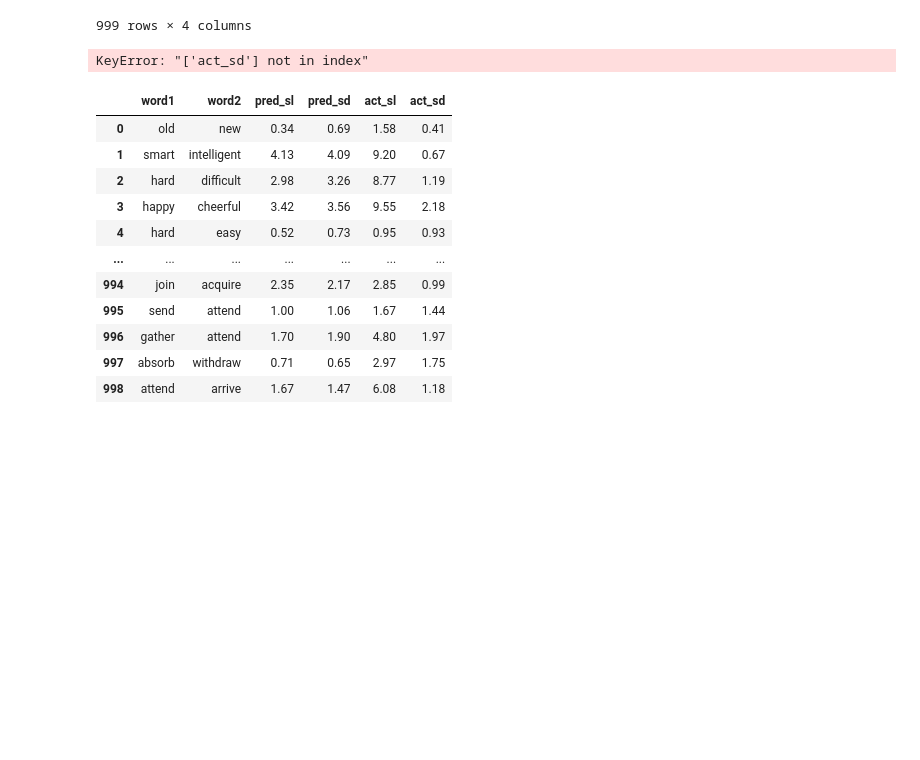
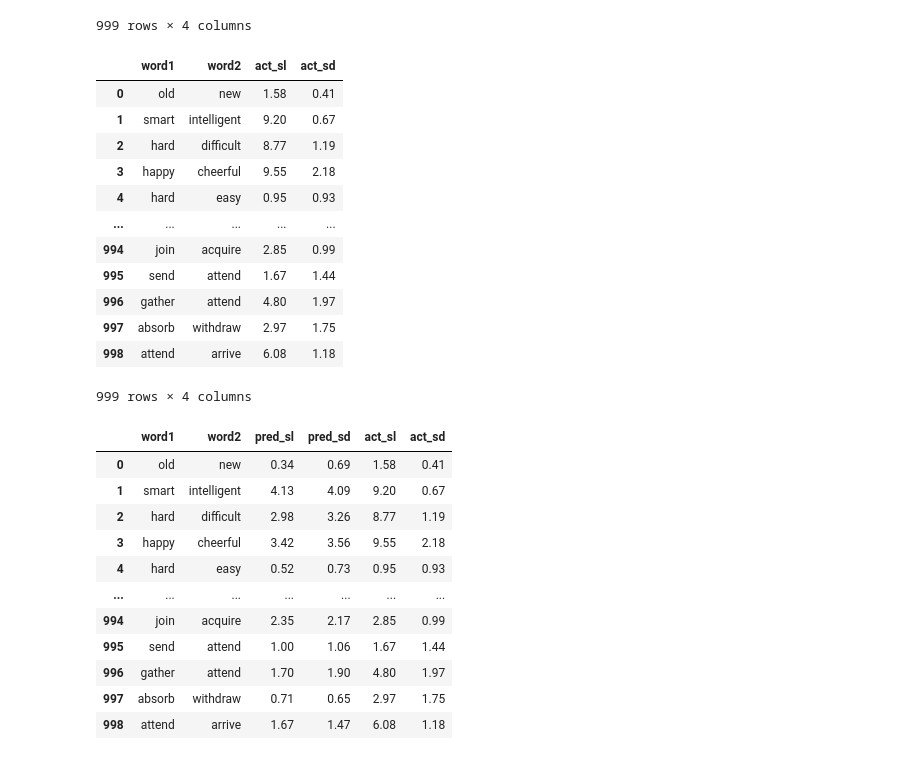
Before and after one commit to XanderSnelder/master-thesis, a Jupyter notebook: evaluation/en/gpt-turbo-0125/f6.ipynb, the cells around one changed output. Saved outputs shown, nothing was run; the diff lists cells and outputs as text; code cells hidden in the pictures; blank space fills up the shorter version.

```diff
--- a/evaluation/en/gpt-turbo-0125/f6.ipynb
+++ b/evaluation/en/gpt-turbo-0125/f6.ipynb
@@ -132,17 +132,29 @@ predicted
 # %%
 # Copy dataframe
 actual = raw_actual.copy()
 
 # Rename columns
-actual = actual.rename(columns={'SimLex999': 'act_sl', 'SD(SimLex)': 'act_sd'})
+actual = actual.rename(columns={'SimLex999': 'act_sl', 'std_dev': 'act_sd'})
 
 # Select columns
 actual = actual[['word1', 'word2', 'act_sl', 'act_sd']]
 
 # Show results
 actual
 # %% [output]
+|  | word1 | word2 | act_sl | act_sd |
+| 0 | old | new | 1.58 | 0.41 |
+| 1 | smart | intelligent | 9.20 | 0.67 |
+| 2 | hard | difficult | 8.77 | 1.19 |
+| 3 | happy | cheerful | 9.55 | 2.18 |
+| 4 | hard | easy | 0.95 | 0.93 |
+| ... | ... | ... | ... | ... |
+| 994 | join | acquire | 2.85 | 0.99 |
+| 995 | send | attend | 1.67 | 1.44 |
+| 996 | gather | attend | 4.80 | 1.97 |
+| 997 | absorb | withdraw | 2.97 | 1.75 |
+| 998 | attend | arrive | 6.08 | 1.18 |
-KeyError: "['act_sd'] not in index"
+999 rows × 4 columns
 # %%
 # Merge predicted and actual DataFrames
 merged = pd.merge(predicted, actual, on=['word1', 'word2'])
```
Also changed, not shown: parts of 2 cells of this notebook, 29 other files.
